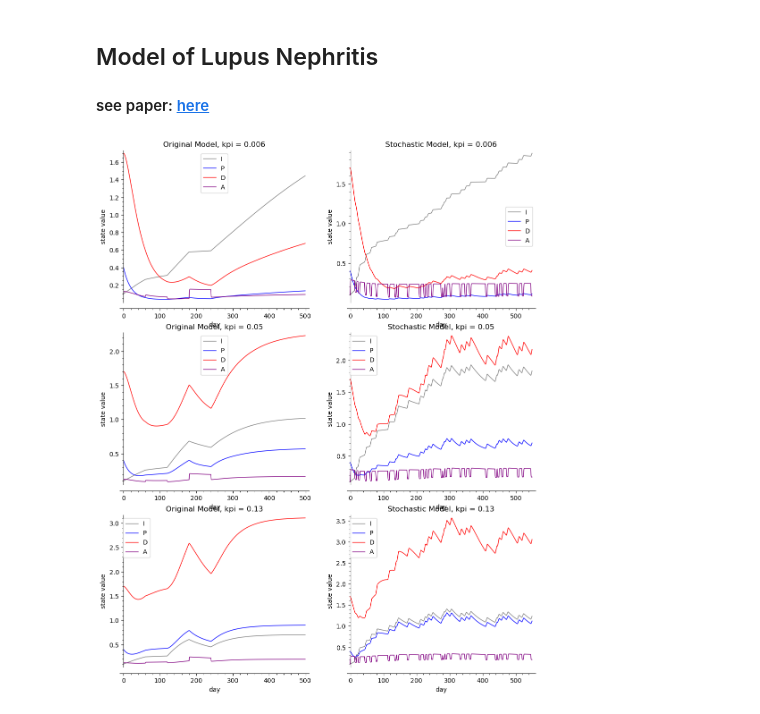
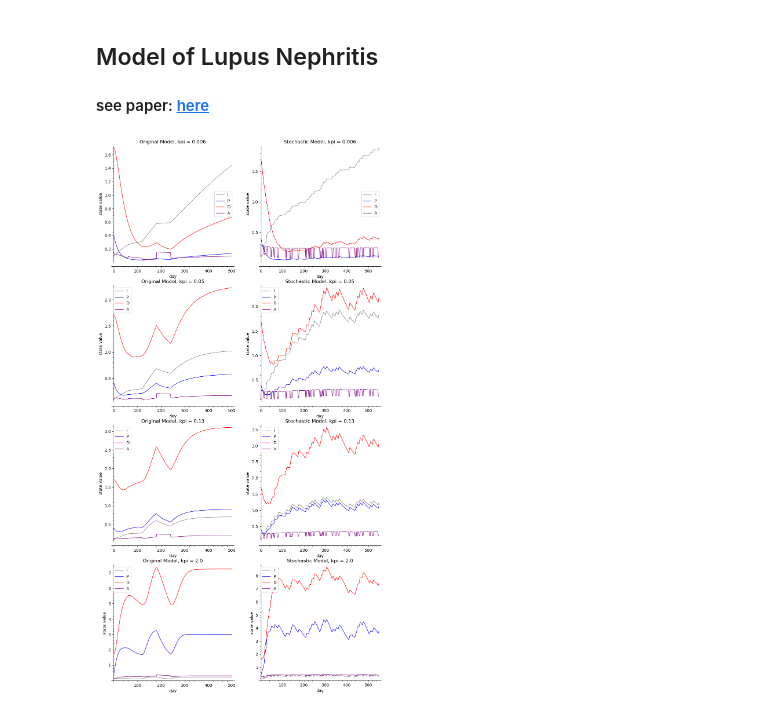
Before and after one commit to pascoesean/lupus-model, a Jupyter notebook: mathematical_model_sean.ipynb, the cells around one changed output. Cells and saved outputs as stored; diff of their text form; code cells hidden in the pictures.

```diff
--- a/mathematical_model_sean.ipynb
+++ b/mathematical_model_sean.ipynb
@@ -5,14 +5,14 @@
 import matplotlib.pyplot as plt
 load('helpers.py') # has functions `investigate_stochastic()`, `investigate_fixed()` which we will use
 # %%
-values_to_try_kpi = (0.006, 0.05, 0.13)
-fig, ax = plt.subplots(3, 2, figsize = [12, 15])
+values_to_try_kpi = (0.006, 0.05, 0.13, 2)
+fig, ax = plt.subplots(4, 2, figsize = [12, 24])
 
 for i, value in enumerate(values_to_try_kpi):
     investigate_stochastic(ax= ax[i,1], kpi = value)
 
 for i, value in enumerate(values_to_try_kpi):
     investigate_fixed(ax= ax[i,0], kpi = value)
 # %% [output]
-[figure, old version]
+[figure, new version]
 # %%
```
Also changed, not shown: parts of 1 cell of this notebook, 4 other files.
